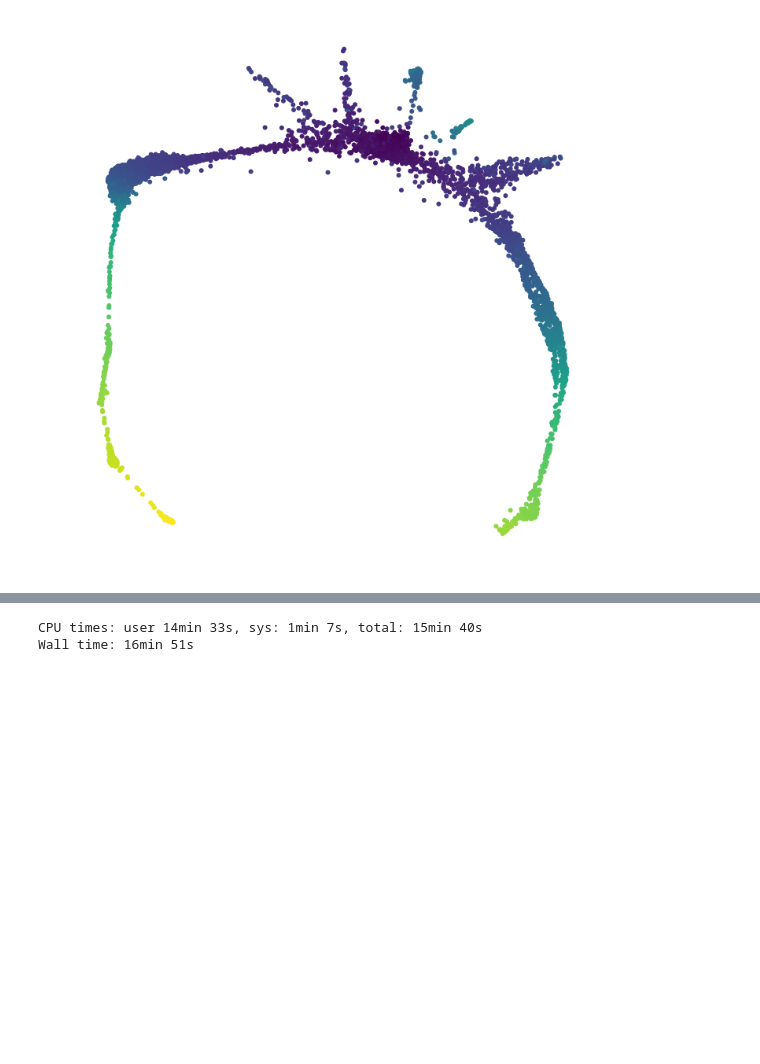
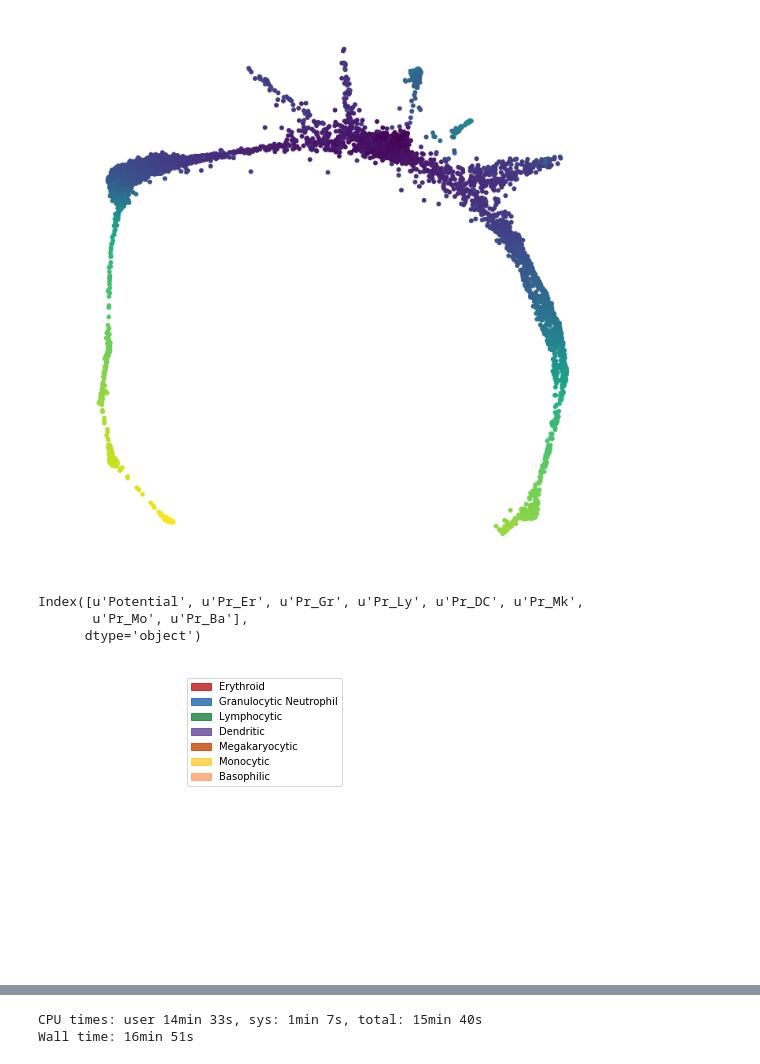
Before and after one commit to romain-lopez/scVI-reproducibility, a Jupyter notebook: preprocessing_benchmarking_klein_filtered_genes.ipynb, the cells around one changed output, grey strips where cells are left out. Drawn from its saved outputs; the diff is of its cells as text; code cells hidden in the pictures; blank space fills up the shorter version.

```diff
--- a/preprocessing_benchmarking_klein_filtered_genes.ipynb
+++ b/preprocessing_benchmarking_klein_filtered_genes.ipynb
@@ -200,3 +183,55 @@ show_viz(layout, "PBA", algo=None, labels=potential_scaled , \
              clusters_cmap=0, cmap="viridis")
 # %% [output]
 [figure]
+# %%
+def alpha_cmap(cmap, min_alpha=-1, max_alpha=1):
+    cm = plt.get_cmap(cmap)
+    cm._init()
+    alphas = np.abs(np.linspace(0.0, 1.0, cm._lut[:,-1].shape[0]))
+    cm._lut[:,-1] = alphas
+    return cm
+# %%
+import matplotlib.patches as mpatches
+import matplotlib.pyplot as plt
+
+def plot_layout(layout=None):
+    if layout is not None:
+        plt.figure(figsize=(10, 10))
+        plt.scatter(layout[:, 0], layout[:, 1], c=meta.iloc[:, 1], \
+                                       cmap=alpha_cmap("Reds"), edgecolors='none')
+        plt.scatter(layout[:, 0], layout[:, 1], c=meta.iloc[:, 2], \
+                                       cmap=alpha_cmap("Blues"), edgecolors='none')
+        plt.scatter(layout[:, 0], layout[:, 1], c=meta.iloc[:, 3], \
+                                       cmap=alpha_cmap("Greens"), edgecolors='none')
+        plt.scatter(layout[:, 0], layout[:, 1], c=meta.iloc[:, 4], \
+                                       cmap=alpha_cmap("Purples"), edgecolors='none')
+        plt.scatter(layout[:, 0], layout[:, 1], c=meta.iloc[:, 5], \
+                                       cmap=alpha_cmap("Oranges"), edgecolors='none')
+        plt.scatter(layout[:, 0], layout[:, 1], c=meta.iloc[:, 6], \
+                                       cmap=alpha_cmap("spring"), edgecolors='none')
+        plt.scatter(layout[:, 0], layout[:, 1], c=meta.iloc[:, 7], \
+                                       cmap=alpha_cmap("copper"), edgecolors='none')
+    else:
+        plt.figure(figsize=(5, 5))
+        patch_1 = mpatches.Patch(color=plt.get_cmap("Reds")(.8), label='Erythroid')
+        patch_2 = mpatches.Patch(color=plt.get_cmap("Blues")(.8), label='Granulocytic Neutrophil')
+        patch_3 = mpatches.Patch(color=plt.get_cmap("Greens")(.8), label='Lymphocytic')
+        patch_4 = mpatches.Patch(color=plt.get_cmap("Purples")(.8), label='Dendritic')
+        patch_5 = mpatches.Patch(color=plt.get_cmap("Oranges")(.8), label='Megakaryocytic')
+        patch_6 = mpatches.Patch(color=plt.get_cmap("spring")(.8), label='Monocytic')
+        patch_7 = mpatches.Patch(color=plt.get_cmap("copper")(.8), label='Basophilic')
+
+        plt.legend(handles=[patch_1, patch_2, patch_3, patch_4, patch_5, patch_6, patch_7])
+
+    plt.axis("off")
+# %%
+meta.columns
+# %% [output]
+Index([u'Potential', u'Pr_Er', u'Pr_Gr', u'Pr_Ly', u'Pr_DC', u'Pr_Mk',
+       u'Pr_Mo', u'Pr_Ba'],
+      dtype='object')
+# %%
+plot_layout()
+plt.savefig("Klein_full_legend.pdf", dpi=300)
+# %% [output]
+[figure, added]
```
Also changed, not shown: parts of 20 cells of this notebook, 6 other files.
